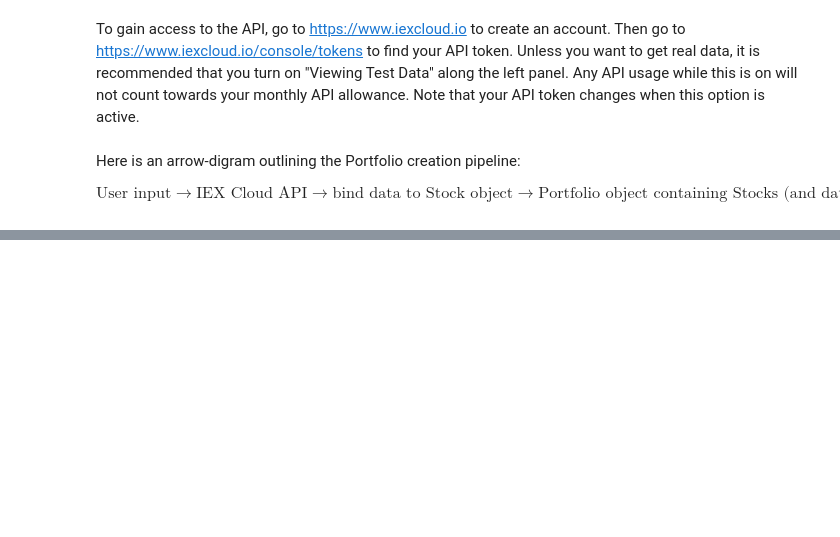
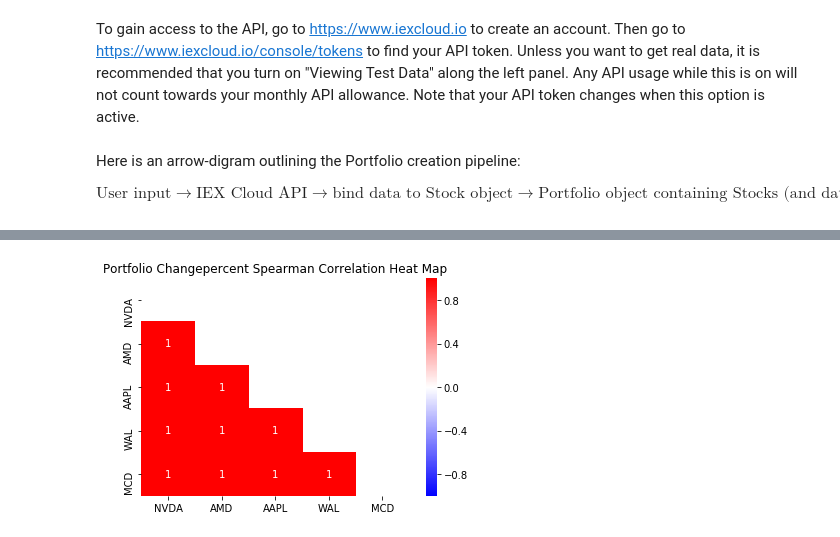
Before and after one commit to Hesiod-Labs/HYPAR, a Jupyter notebook: hypar-app.ipynb, the cells around one changed output, grey strips where cells are left out. Drawn from its saved outputs; the diff is of its cells as text; code cells hidden in the pictures; blank space fills up the shorter version.

```diff
--- a/hypar-app.ipynb
+++ b/hypar-app.ipynb
@@ -113,0 +43,4 @@ p.stocks[1].book_data.to_dict()
+# %%
+Plotting.spearman_corr_heatmap(p);
+# %% [output]
+[figure, added]
```
Also changed, not shown: parts of 15 cells of this notebook, 5 other files.
